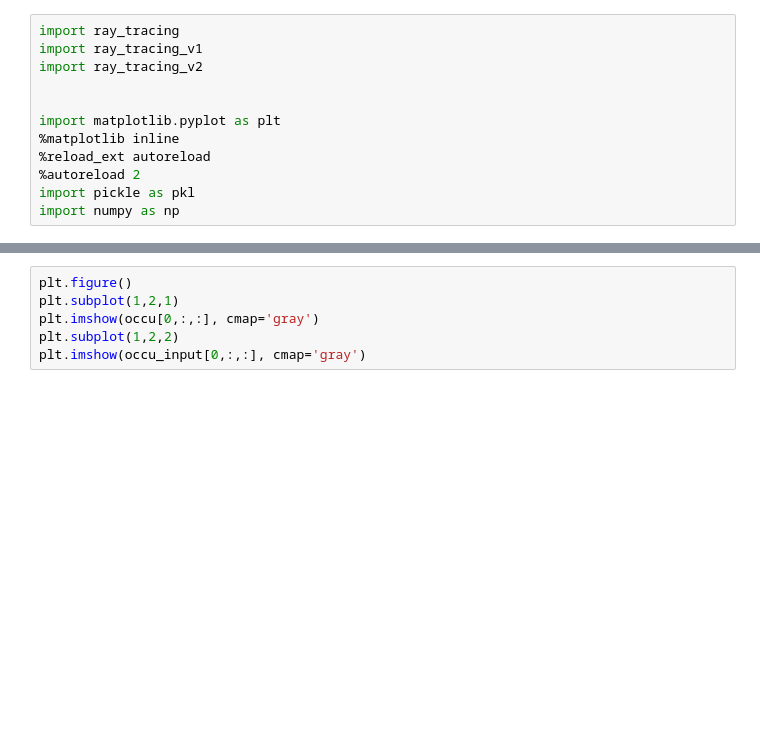
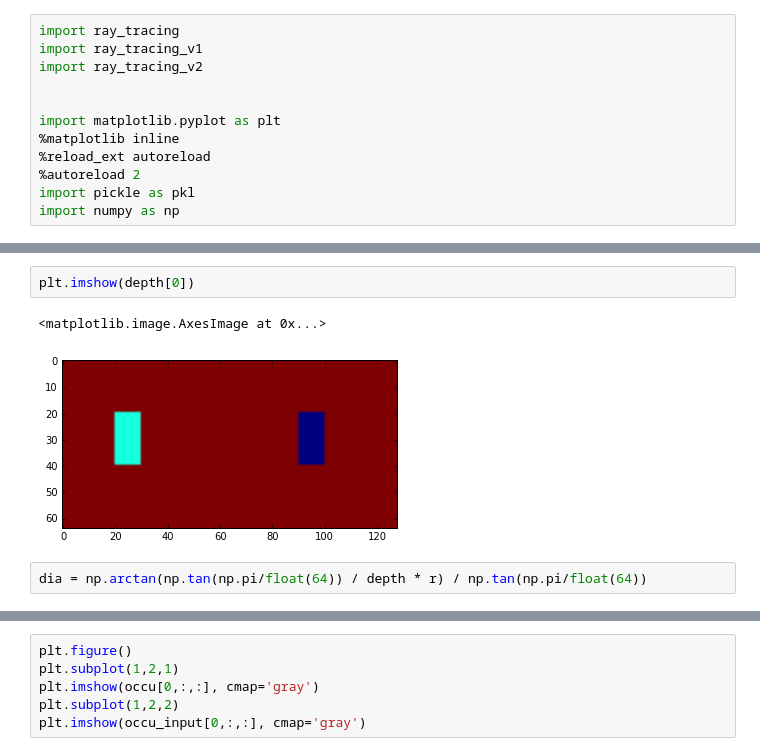
Before and after one commit to fxia22/stn.pytorch, a Jupyter notebook: script/modules/ray/bench_ray.ipynb, the cells around one changed output, grey strips where cells are left out. Cells and saved outputs as stored; diff of their text form; blank space fills up the shorter version.

```diff
--- a/script/modules/ray/bench_ray.ipynb
+++ b/script/modules/ray/bench_ray.ipynb
@@ -18,0 +29,7 @@ r = r.astype(np.float32)[:,:,:,0]
+# %%
+plt.imshow(depth[0])
+# %% [output]
+<matplotlib.image.AxesImage at 0x...>
+[figure, added]
+# %%
+dia = np.arctan(np.tan(np.pi/float(64)) / depth * r) / np.tan(np.pi/float(64))
```
Also changed, not shown: parts of 12 cells of this notebook, 7 other files.
